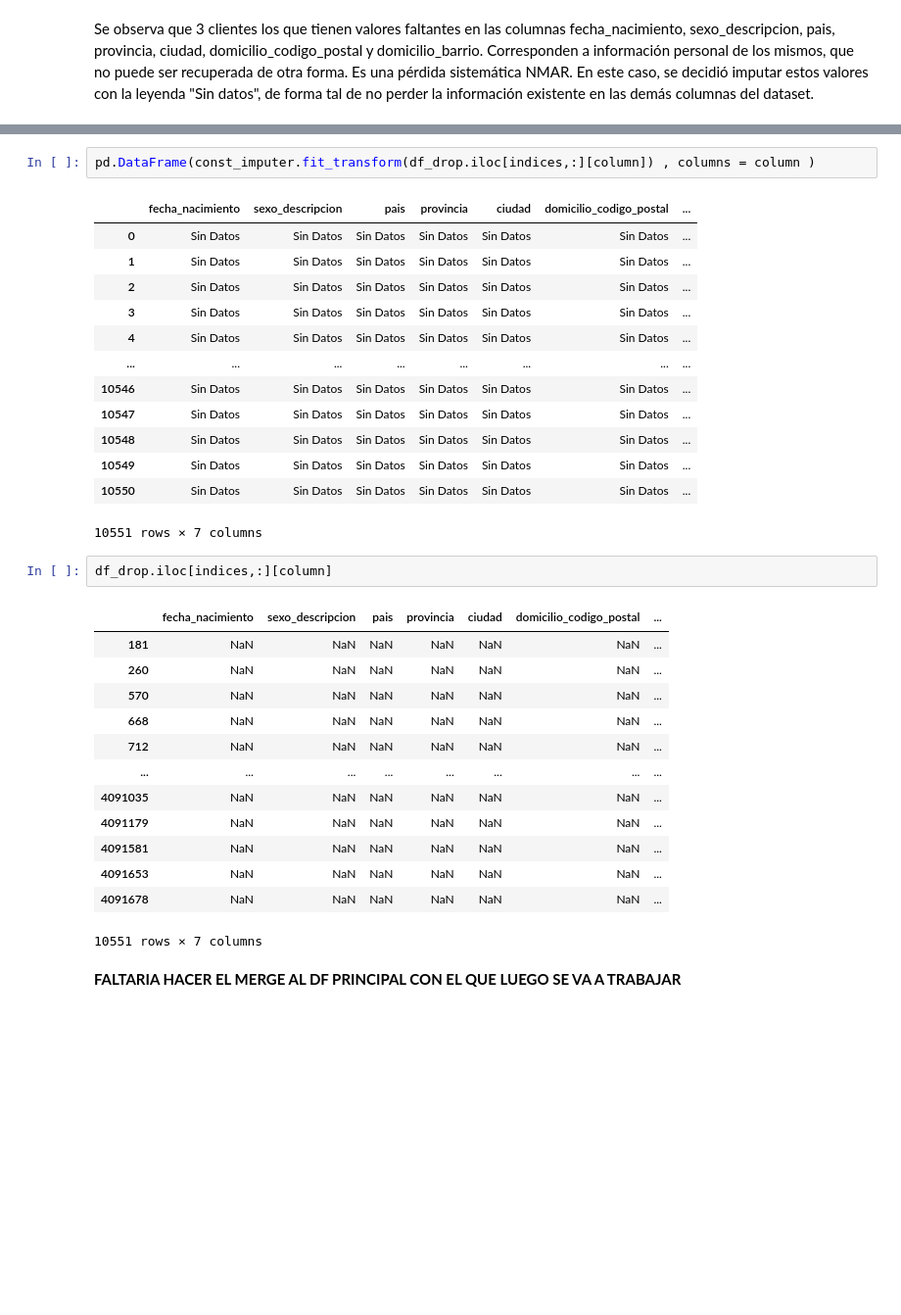
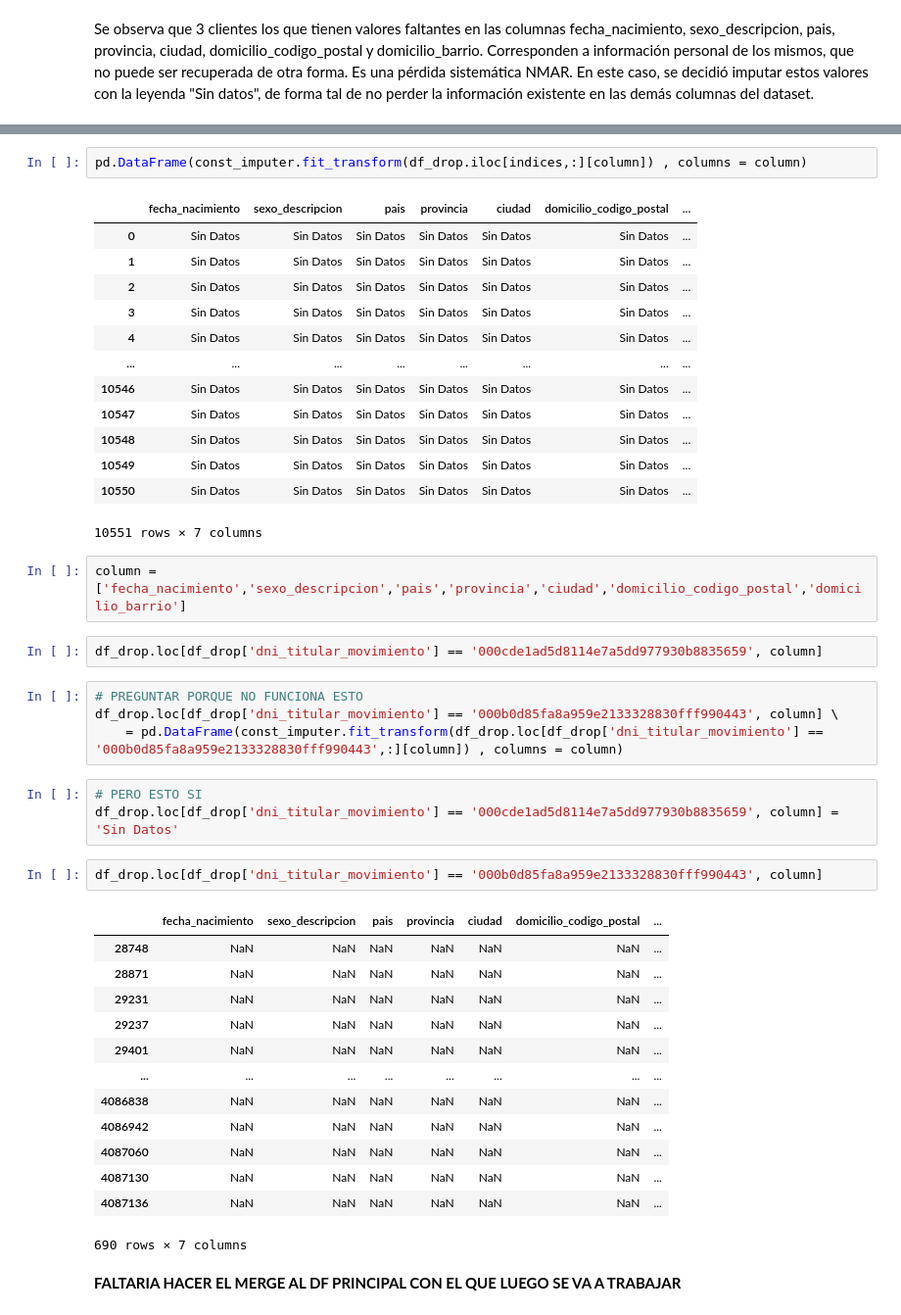
Before and after one commit to JIBarrionuevoGaltier/DiploDatos_2021_Mentoria_Grupo_2, a Jupyter notebook: notebooks_tp2/Trabajo Práctico 2.ipynb, the cells around one changed output, grey strips where cells are left out. Shown at 98% size. Drawn from its saved outputs; the diff is of its cells as text; blank space fills up the shorter version.

Commit message:
asigna 'Sin Datos' con .loc de pecho

```diff
--- a/notebooks_tp2/Trabajo Práctico 2.ipynb
+++ b/notebooks_tp2/Trabajo Práctico 2.ipynb
@@ -532,5 +521,5 @@ dtype: int64
 # %%
-pd.DataFrame(const_imputer.fit_transform(df_drop.iloc[indices,:][column]) , columns = column )
+pd.DataFrame(const_imputer.fit_transform(df_drop.iloc[indices,:][column]) , columns = column)
 # %% [output]
 |  | fecha_nacimiento | sexo_descripcion | pais | provincia | ciudad | domicilio_codigo_postal | ... |
 | 0 | Sin Datos | Sin Datos | Sin Datos | Sin Datos | Sin Datos | Sin Datos | ... |
@@ -545,22 +534,33 @@ pd.DataFrame(const_imputer.fit_transform(df_drop.iloc[indices,:][column]) , colu
 | 10549 | Sin Datos | Sin Datos | Sin Datos | Sin Datos | Sin Datos | Sin Datos | ... |
 | 10550 | Sin Datos | Sin Datos | Sin Datos | Sin Datos | Sin Datos | Sin Datos | ... |
 10551 rows × 7 columns
-# %%
-df_drop.iloc[indices,:][column]
-# %% [output]
-|  | fecha_nacimiento | sexo_descripcion | pais | provincia | ciudad | domicilio_codigo_postal | ... |
-| 181 | NaN | NaN | NaN | NaN | NaN | NaN | ... |
-| 260 | NaN | NaN | NaN | NaN | NaN | NaN | ... |
-| 570 | NaN | NaN | NaN | NaN | NaN | NaN | ... |
-| 668 | NaN | NaN | NaN | NaN | NaN | NaN | ... |
-| 712 | NaN | NaN | NaN | NaN | NaN | NaN | ... |
-| ... | ... | ... | ... | ... | ... | ... | ... |
-| 4091035 | NaN | NaN | NaN | NaN | NaN | NaN | ... |
-| 4091179 | NaN | NaN | NaN | NaN | NaN | NaN | ... |
-| 4091581 | NaN | NaN | NaN | NaN | NaN | NaN | ... |
-| 4091653 | NaN | NaN | NaN | NaN | NaN | NaN | ... |
-| 4091678 | NaN | NaN | NaN | NaN | NaN | NaN | ... |
-10551 rows × 7 columns
+# %%
+column = ['fecha_nacimiento','sexo_descripcion','pais','provincia','ciudad','domicilio_codigo_postal','domicilio_barrio']
+# %%
+df_drop.loc[df_drop['dni_titular_movimiento'] == '000cde1ad5d8114e7a5dd977930b8835659', column]
+# %%
+# PREGUNTAR PORQUE NO FUNCIONA ESTO
+df_drop.loc[df_drop['dni_titular_movimiento'] == '000b0d85fa8a959e2133328830fff990443', column] \
+    = pd.DataFrame(const_imputer.fit_transform(df_drop.loc[df_drop['dni_titular_movimiento'] == '000b0d85fa8a959e2133328830fff990443',:][column]) , columns = column)
+# %%
+# PERO ESTO SI
+df_drop.loc[df_drop['dni_titular_movimiento'] == '000cde1ad5d8114e7a5dd977930b8835659', column] = 'Sin Datos'
+# %%
+df_drop.loc[df_drop['dni_titular_movimiento'] == '000b0d85fa8a959e2133328830fff990443', column]
+# %% [output]
+|  | fecha_nacimiento | sexo_descripcion | pais | provincia | ciudad | domicilio_codigo_postal | ... |
+| 28748 | NaN | NaN | NaN | NaN | NaN | NaN | ... |
+| 28871 | NaN | NaN | NaN | NaN | NaN | NaN | ... |
+| 29231 | NaN | NaN | NaN | NaN | NaN | NaN | ... |
+| 29237 | NaN | NaN | NaN | NaN | NaN | NaN | ... |
+| 29401 | NaN | NaN | NaN | NaN | NaN | NaN | ... |
+| ... | ... | ... | ... | ... | ... | ... | ... |
+| 4086838 | NaN | NaN | NaN | NaN | NaN | NaN | ... |
+| 4086942 | NaN | NaN | NaN | NaN | NaN | NaN | ... |
+| 4087060 | NaN | NaN | NaN | NaN | NaN | NaN | ... |
+| 4087130 | NaN | NaN | NaN | NaN | NaN | NaN | ... |
+| 4087136 | NaN | NaN | NaN | NaN | NaN | NaN | ... |
+690 rows × 7 columns
 # %% [markdown]
 **FALTARIA HACER EL MERGE AL DF PRINCIPAL CON EL QUE LUEGO SE VA A TRABAJAR**
 # %%
```
Also changed, not shown: parts of 14 cells of this notebook, 1 other file.
